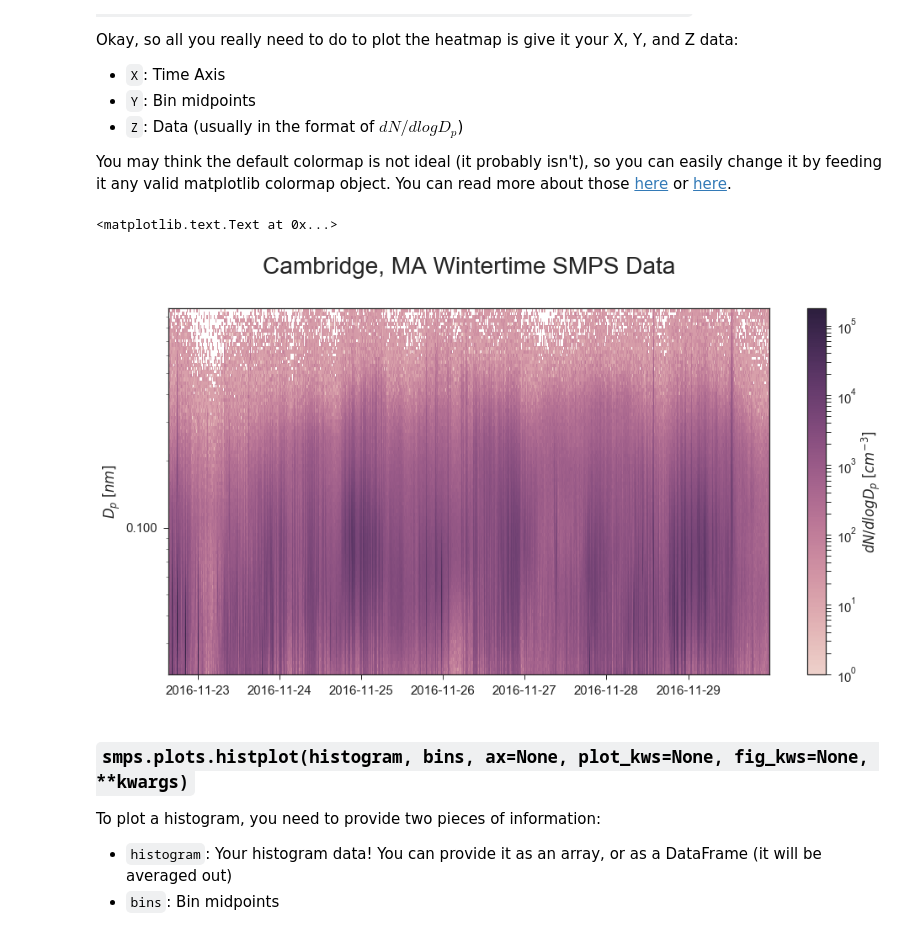
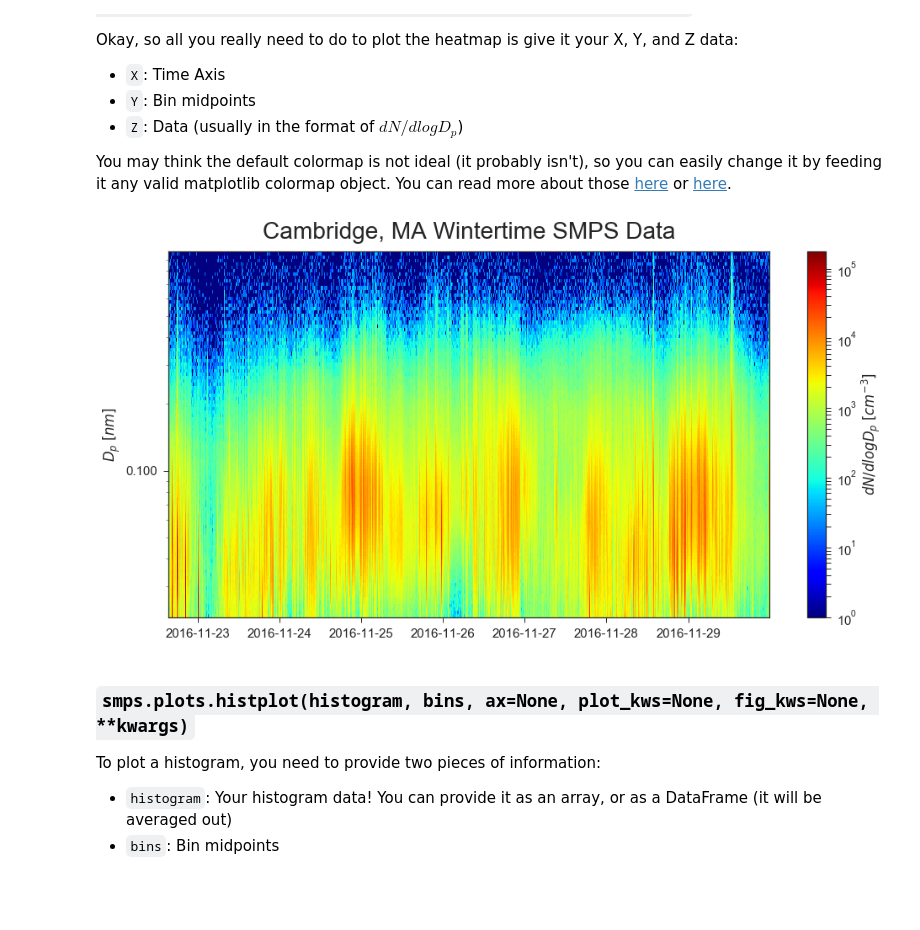
Before and after one commit to quant-aq/py-smps, a Jupyter notebook: examples/Visualize SMPS Data using py-smsps.ipynb, the cells around one changed output. Cells and saved outputs as stored; diff of their text form; code cells hidden in the pictures; blank space fills up the shorter version.

Commit message:
cleaned up plotting functions and added slice

```diff
--- a/examples/Visualize SMPS Data using py-smsps.ipynb
+++ b/examples/Visualize SMPS Data using py-smsps.ipynb
@@ -179,15 +187,14 @@ You may think the default colormap is not ideal (it probably isn't), so you can
 # %%
 X = bos.dndlogdp.index
 Y = bos.midpoints
 Z = bos.dndlogdp.T.values
 
-ax = smps.plots.heatmap(X, Y, Z)
+ax = smps.plots.heatmap(X, Y, Z, cmap='jet')
 
 # Go ahead and change things!
-ax.set_title("Cambridge, MA Wintertime SMPS Data", y=1.08, fontsize=28)
+ax.set_title("Cambridge, MA Wintertime SMPS Data", y=1.02, fontsize=28);
 # %% [output]
-<matplotlib.text.Text at 0x...>
-[figure, old version]
+[figure, new version]
 # %% [markdown]
 ### `smps.plots.histplot(histogram, bins, ax=None, plot_kws=None, fig_kws=None, **kwargs)`
 
```
Also changed, not shown: parts of 7 cells of this notebook, 5 other files.
